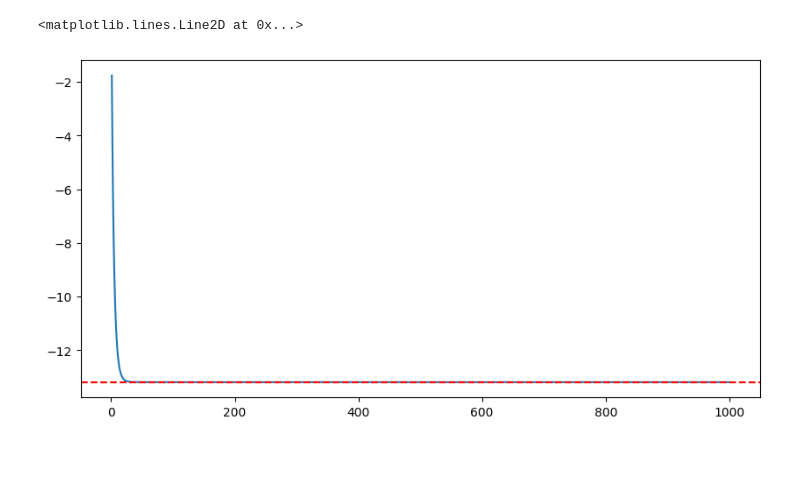
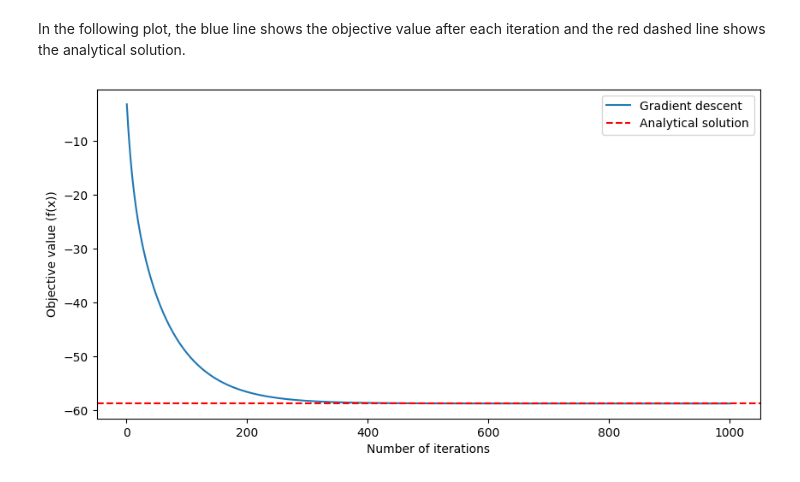
Before and after one commit to kurugodukarthik11/Math-Behind-ML, a Jupyter notebook: assignments/assignment_1/2.ipynb, the cells around one changed output. Saved outputs shown, nothing was run; the diff lists cells and outputs as text; code cells hidden in the pictures; blank space fills up the shorter version.

```diff
--- a/assignments/assignment_1/2.ipynb
+++ b/assignments/assignment_1/2.ipynb
@@ -45,3 +54,2 @@ matrix([[-13.18775658]])
 # %%
-x0 = [[1/10],[1/10],[1/10]]
-x0 = np.matrix(x0)
+x0 = np.matrix([[1/10],[1/10],[1/10],[1/10],[1/10],[1/10],[1/10],[1/10],[1/10],[1/10]])
@@ -50,21 +60,31 @@ a_norm = np.linalg.norm(A, ord=2)
 b_norm = np.linalg.norm(b)
 step_size = 1 / ((2*a_norm) + b_norm)
 # %%
-def gradient_descent(x0, learning_rate, num_iterations):
+def gradient_descent(x0, step_size, num_iterations):
+    """
+    Gradient descent algorithm
+    :param x0: np.matrix - Initial point
+    :param step_size: float - step size
+    :param num_iterations: int - number of iterations
+    :return: value of x after num_iterations, list of objective values
+    """
     x = x0
-    x_list = []
+    f_list = []
     for i in range(num_iterations):
-        x = x - learning_rate * gradient_f(x)
-        x_list.append(x)
-    return x, x_list
+        x = x - step_size * gradient_f(x)
+        f_list.append(f(x).tolist()[0][0])
+    return x, f_list
 # %%
-x, x_list = gradient_descent(x0, step_size, 1000)
+x, f_list = gradient_descent(x0, step_size, 1000)
-# %%
-f_list = [f(x).tolist()[0][0] for x in x_list]
+# %% [markdown]
+In the following plot, the blue line shows the objective value after each iteration and the red dashed line shows the analytical solution.
 # %%
 plt.figure(figsize=(10,5))
 plt.plot(range(1,1001), f_list)
+plt.xlabel("Number of iterations")
+plt.ylabel("Objective value (f(x))")
 plt.axhline(y=analytical_solution, color='r', linestyle='--')
+plt.legend(["Gradient descent", "Analytical solution"])
+plt.show()
 # %% [output]
-<matplotlib.lines.Line2D at 0x...>
-[figure, old version]
+[figure, new version]
```
Also changed, not shown: parts of 16 cells of this notebook, 1 other file.
